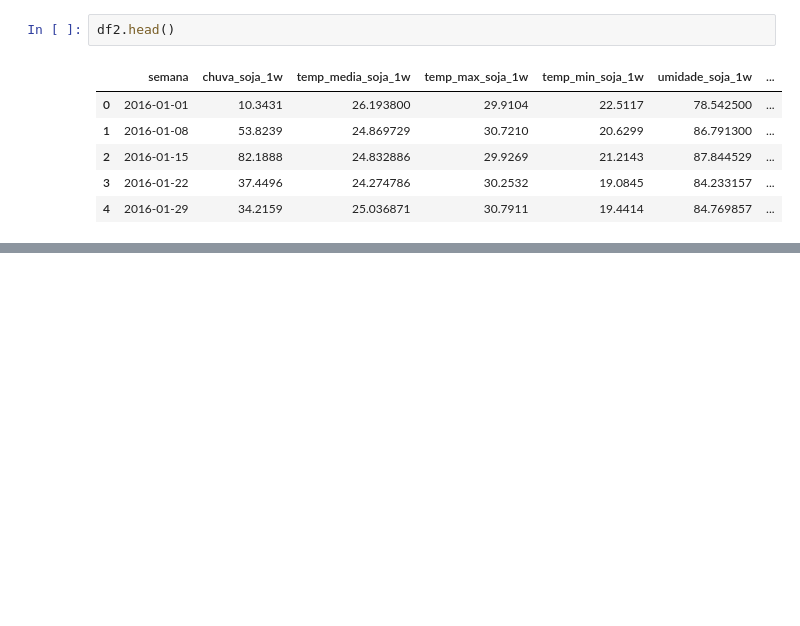
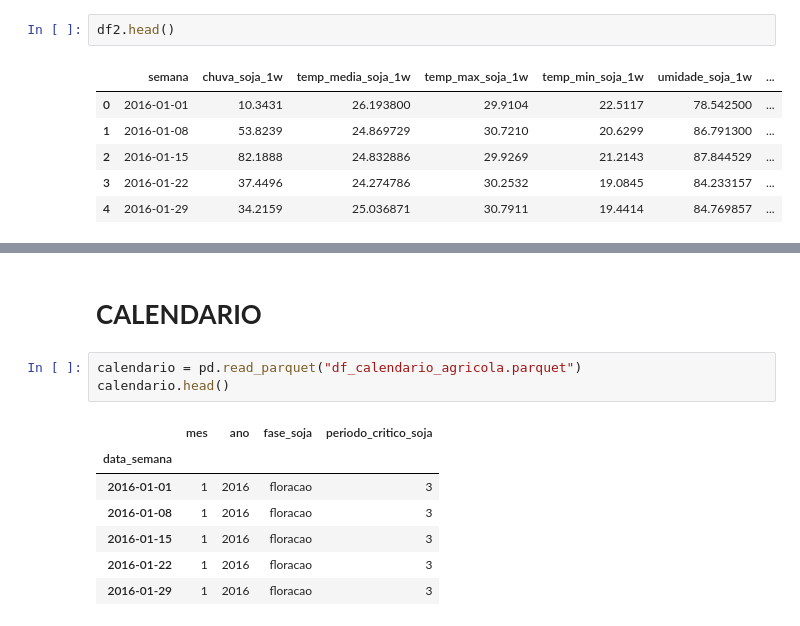
Before and after one commit to VinicyusSantos/AgroForecast, a Jupyter notebook: notebooks/tabelas.ipynb, the cells around one changed output, grey strips where cells are left out. Cells and saved outputs as stored; diff of their text form; blank space fills up the shorter version.

Commit message:
calendario

```diff
--- a/notebooks/tabelas.ipynb
+++ b/notebooks/tabelas.ipynb
@@ -203,3 +203,16 @@ df3.head()
 | 2 | BA | luis_eduardo_magalhaes | -12.095 | -45.786 | 0.1 | 2016-01-15 | 79.35 | 23.871429 | 28.51 | ... |
 | 3 | BA | luis_eduardo_magalhaes | -12.095 | -45.786 | 0.1 | 2016-01-22 | 205.64 | 22.958571 | 27.97 | ... |
 | 4 | BA | luis_eduardo_magalhaes | -12.095 | -45.786 | 0.1 | 2016-01-29 | 105.28 | 23.154286 | 27.78 | ... |
+# %% [markdown]
+# **CALENDARIO**
+# %%
+calendario = pd.read_parquet("df_calendario_agricola.parquet")
+calendario.head()
+# %% [output]
+|  | mes | ano | fase_soja | periodo_critico_soja |
+| data_semana |  |  |  |  |
+| 2016-01-01 | 1 | 2016 | floracao | 3 |
+| 2016-01-08 | 1 | 2016 | floracao | 3 |
+| 2016-01-15 | 1 | 2016 | floracao | 3 |
+| 2016-01-22 | 1 | 2016 | floracao | 3 |
+| 2016-01-29 | 1 | 2016 | floracao | 3 |
```
